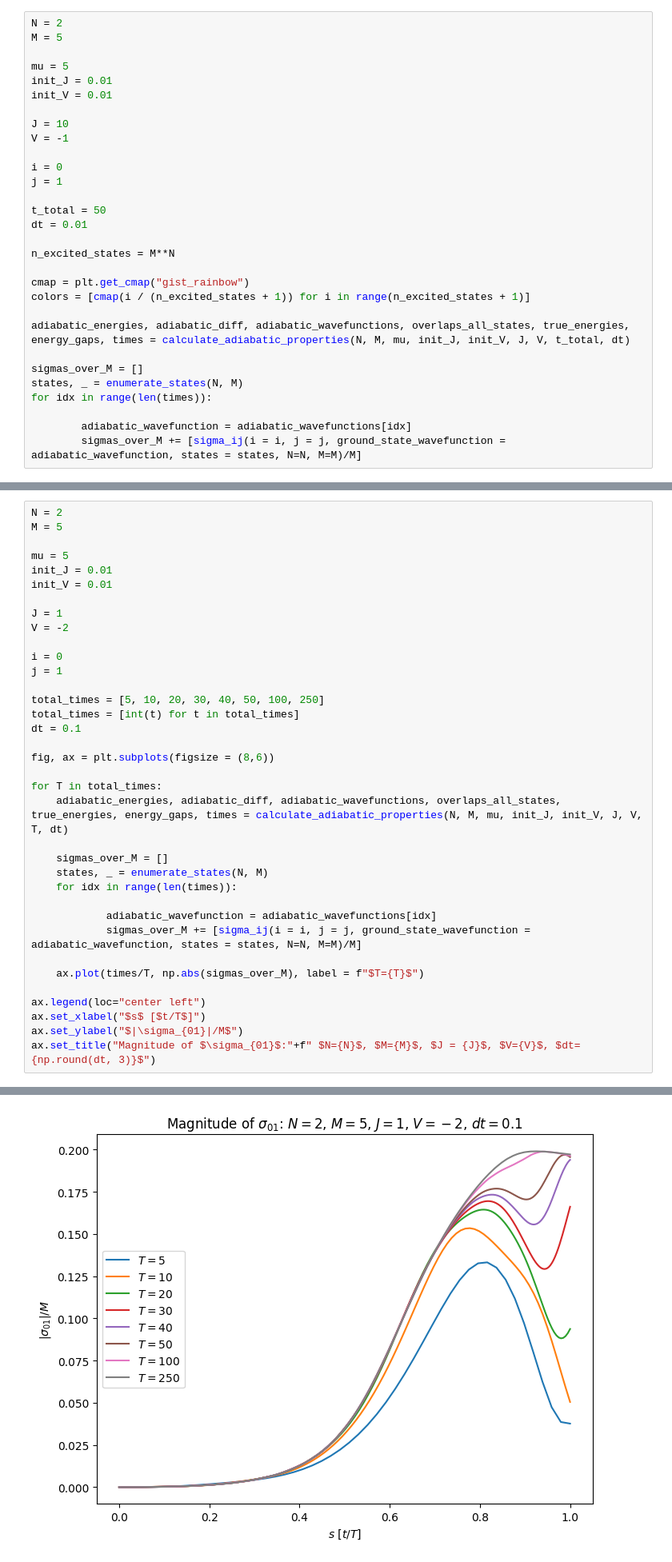
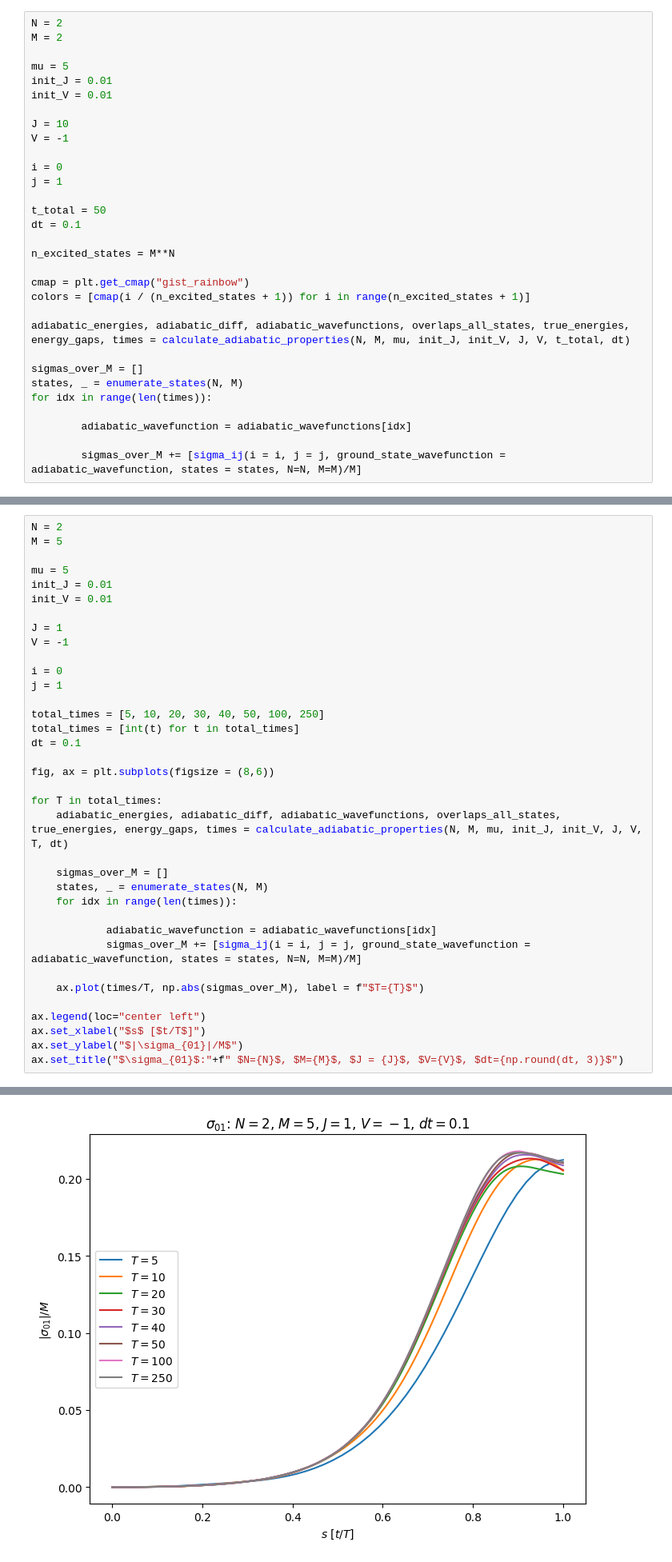
Before and after one commit to jwdesroches/synthetic_dimensions, a Jupyter notebook: adiabatic_evolution/adiabatic_evolution_correlations.ipynb, the cells around one changed output, grey strips where cells are left out. Shown at 80% size. Drawn from its saved outputs; the diff is of its cells as text.

```diff
--- a/adiabatic_evolution/adiabatic_evolution_correlations.ipynb
+++ b/adiabatic_evolution/adiabatic_evolution_correlations.ipynb
@@ -12,7 +12,7 @@ import warnings
 warnings.filterwarnings("ignore")
 # %%
 N = 2
-M = 5
+M = 2
 
 mu = 5
 init_J = 0.01
@@ -25,7 +25,7 @@ i = 0
 j = 1
 
 t_total = 50
-dt = 0.01
+dt = 0.1
 
 n_excited_states = M**N
 
@@ -39,6 +39,7 @@ states, _ = enumerate_states(N, M)
 for idx in range(len(times)):
 
         adiabatic_wavefunction = adiabatic_wavefunctions[idx]
+
         sigmas_over_M += [sigma_ij(i = i, j = j, ground_state_wavefunction = adiabatic_wavefunction, states = states, N=N, M=M)/M]
 # %%
 fig, ax = plt.subplots(figsize=(8, 6))
@@ -80,7 +81,7 @@ init_J = 0.01
 init_V = 0.01
 
 J = 1
-V = -2
+V = -1
 
 i = 0
 j = 1
@@ -106,5 +107,5 @@ for T in total_times:
 ax.legend(loc="center left")
 ax.set_xlabel("$s$ [$t/T$]")
 ax.set_ylabel("$|\sigma_{01}|/M$")
-ax.set_title("Magnitude of $\sigma_{01}$:"+f" $N={N}$, $M={M}$, $J = {J}$, $V={V}$, $dt={np.round(dt, 3)}$")
+ax.set_title("$\sigma_{01}$:"+f" $N={N}$, $M={M}$, $J = {J}$, $V={V}$, $dt={np.round(dt, 3)}$")
 # %% [output]
@@ -112,4 +113,4 @@ Text(0.5, 1.0, 'Magnitude of $\\sigma_{01}$: $N=2$, $M=5$, $J = 1$, $V=-2$, $dt=
-[figure, old version]
+[figure, new version]
 # %%
 N = 2
 M = 5
```
Also changed, not shown: parts of 3 cells of this notebook, 2 other files.
